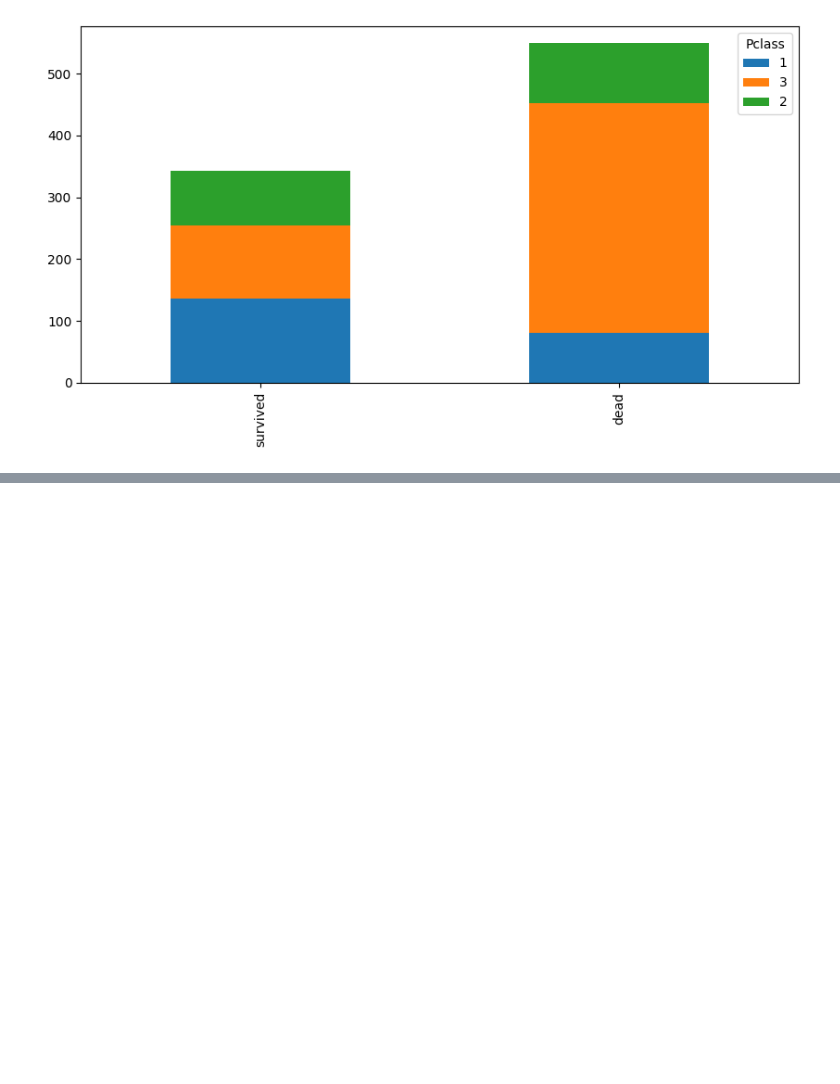
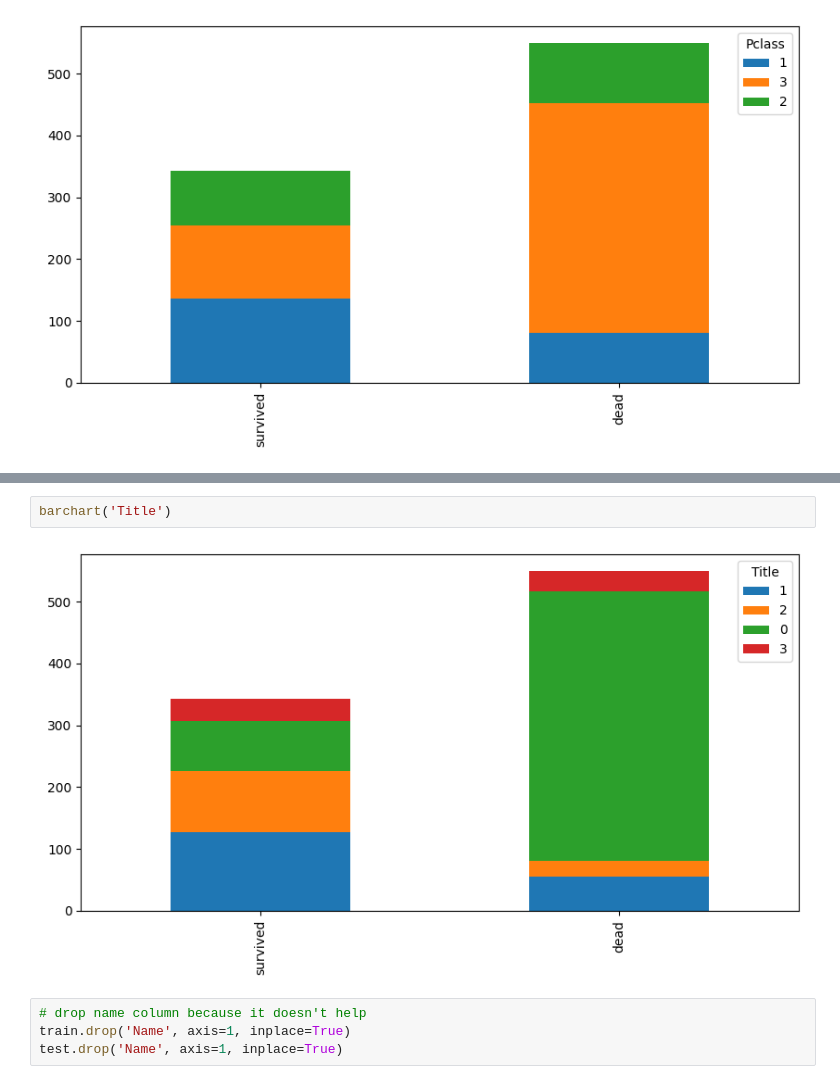
Before and after one commit to ayebaishmo/Titanic_survival, a Jupyter notebook: titanic_imp.ipynb, the cells around one changed output, grey strips where cells are left out. Drawn from its saved outputs; the diff is of its cells as text; blank space fills up the shorter version.

```diff
--- a/titanic_imp.ipynb
+++ b/titanic_imp.ipynb
@@ -106,0 +184,8 @@ Name: count, dtype: int64
+# %%
+barchart('Title')
+# %% [output]
+[figure, added]
+# %%
+# drop name column because it doesn't help
+train.drop('Name', axis=1, inplace=True)
+test.drop('Name', axis=1, inplace=True)
```
Also changed, not shown: parts of 14 cells of this notebook.
